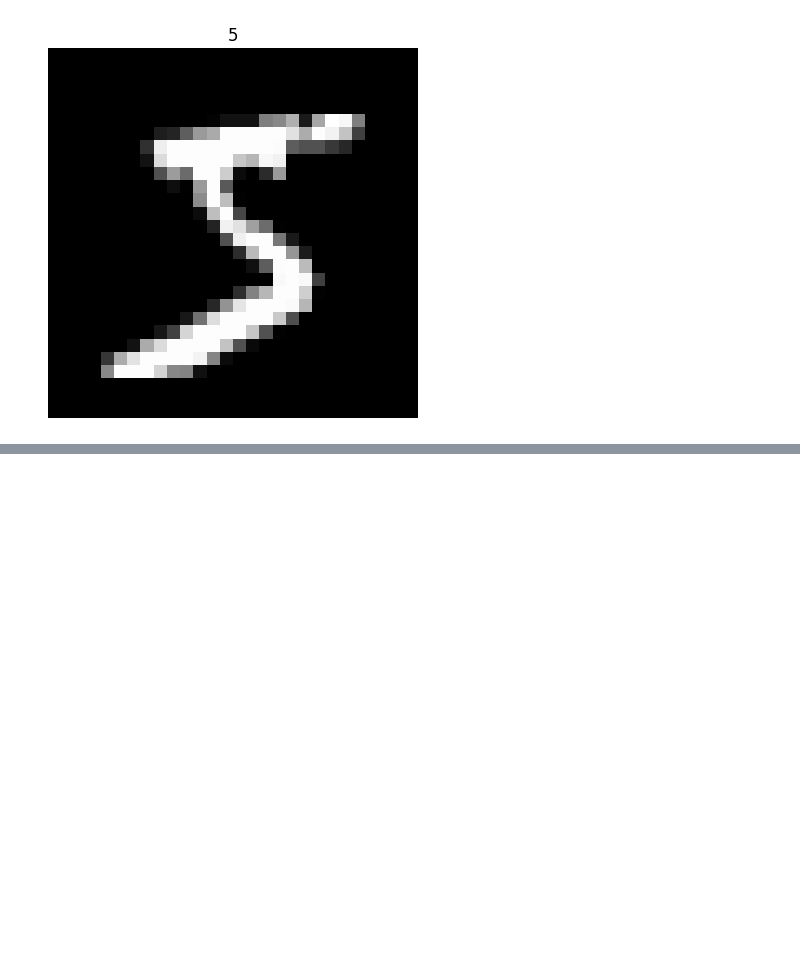
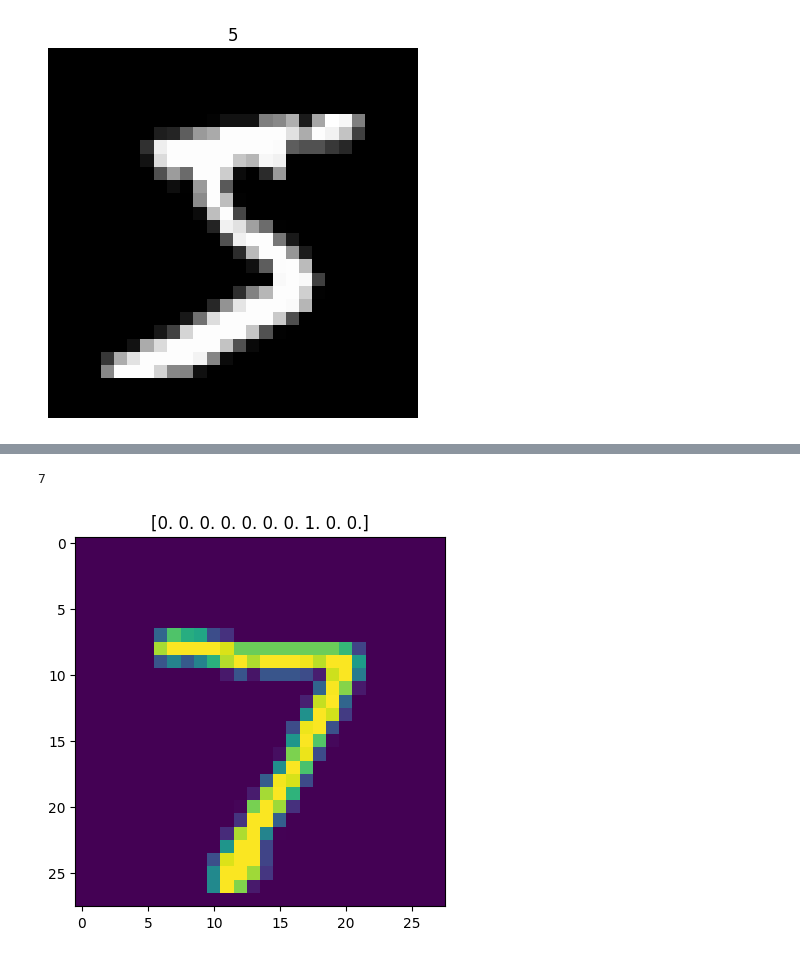
Before and after one commit to NdongoMamoudou/DeepLearningHub, a Jupyter notebook: CNN/Notebooks/MNIST_CNN_Classification.ipynb, the cells around one changed output, grey strips where cells are left out. Drawn from its saved outputs; the diff is of its cells as text; code cells hidden in the pictures; blank space fills up the shorter version.

```diff
--- a/CNN/Notebooks/MNIST_CNN_Classification.ipynb
+++ b/CNN/Notebooks/MNIST_CNN_Classification.ipynb
@@ -58,3 +59,8 @@ plt.axis('off')
 plt.show()
 # %% [output]
 [figure]
+# %%
+##nombre de class
+n_class = len(np.unique(y_train))
+
+print("nombre de class  : " , n_class)
@@ -60,0 +175,13 @@ plt.show()
+# %%
+prediction_label =np.argmax( y_pred[0])
+prediction_label
+# %% [output]
+7
+# %%
+## verfier
+
+plt.imshow(x_test[0])
+plt.title(y_test_cat[0])
+plt.show()
+# %% [output]
+[figure, added]
```
Also changed, not shown: parts of 13 cells of this notebook, 5 other files.
